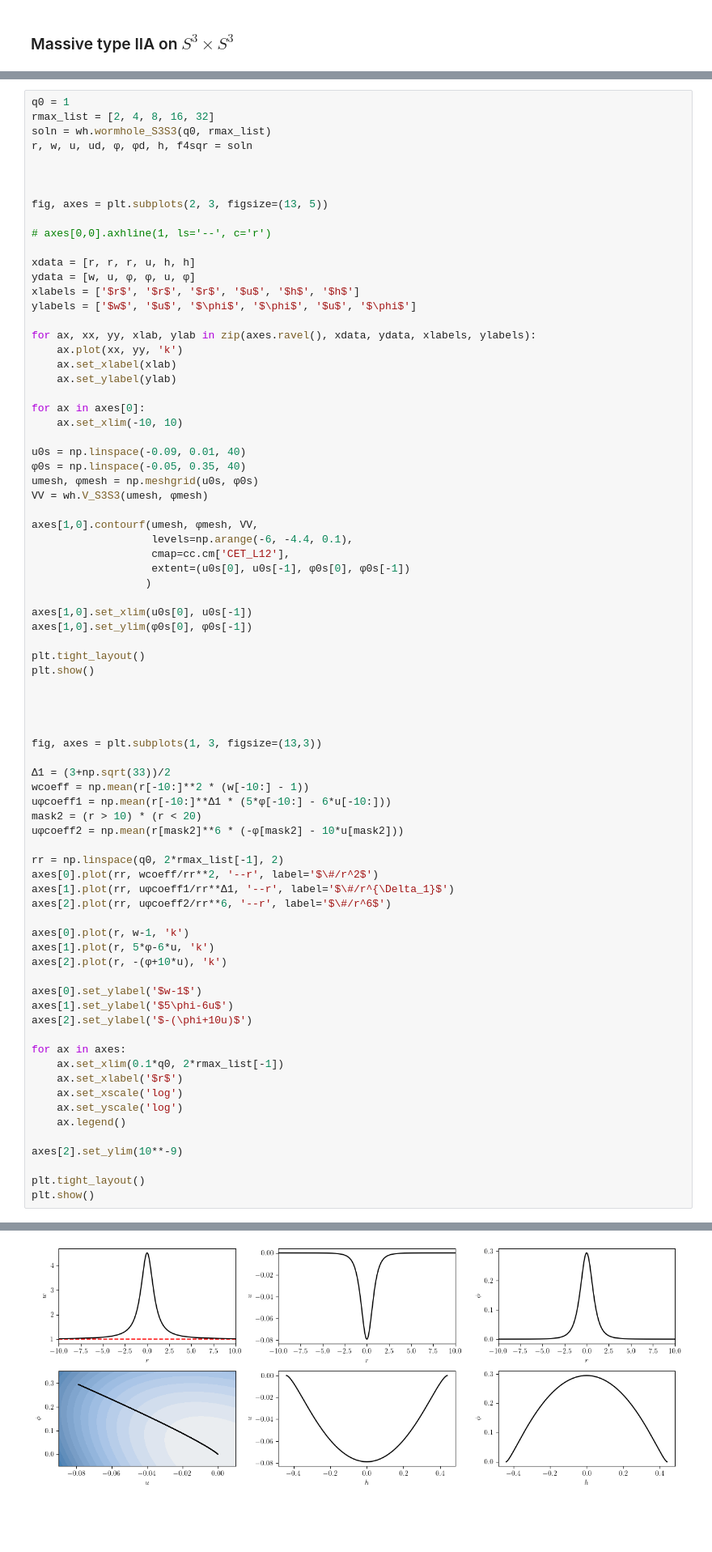
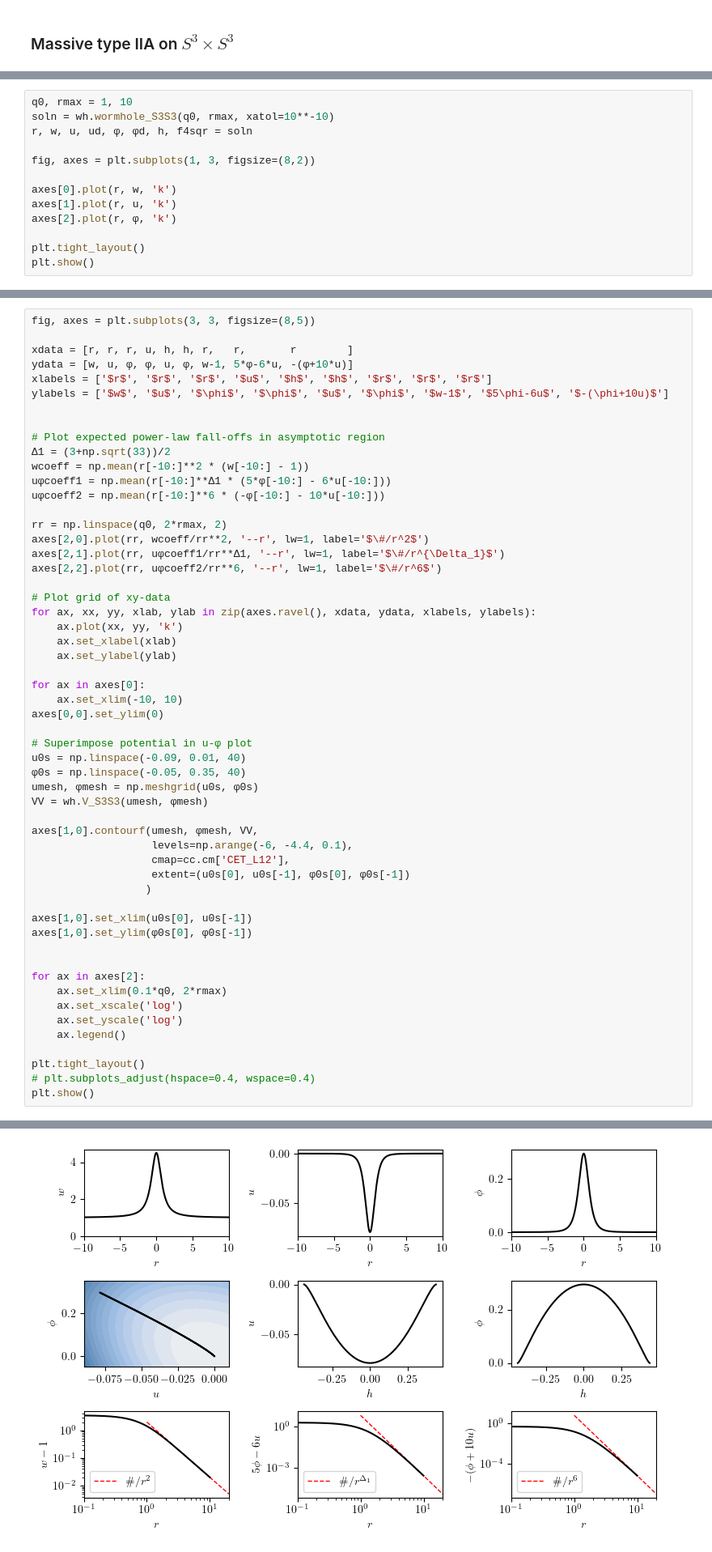
Before and after one commit to gloges/typeII-wormholes, a Jupyter notebook: wormholes.ipynb, the cells around one changed output, grey strips where cells are left out. Shown at 81% size. Cells and saved outputs as stored; diff of their text form; blank space fills up the shorter version.

Commit message:
Automatic increase of rmax and cleaned .ipynb

```diff
--- a/wormholes.ipynb
+++ b/wormholes.ipynb
@@ -54,0 +51,13 @@ Optimal solution matching AdS boundary conditions is found using shooting method
+# %%
+q0, rmax = 1, 10
+soln = wh.wormhole_S3S3(q0, rmax, xatol=10**-10)
+r, w, u, ud, φ, φd, h, f4sqr = soln
+
+fig, axes = plt.subplots(1, 3, figsize=(8,2))
+
+axes[0].plot(r, w, 'k')
+axes[1].plot(r, u, 'k')
+axes[2].plot(r, φ, 'k')
+
+plt.tight_layout()
+plt.show()
@@ -55,20 +84,24 @@ Optimal solution matching AdS boundary conditions is found using shooting method
 # %%
-q0 = 1
-rmax_list = [2, 4, 8, 16, 32]
-soln = wh.wormhole_S3S3(q0, rmax_list)
-r, w, u, ud, φ, φd, h, f4sqr = soln
+fig, axes = plt.subplots(3, 3, figsize=(8,5))
+
+xdata = [r, r, r, u, h, h, r,   r,       r        ]
+ydata = [w, u, φ, φ, u, φ, w-1, 5*φ-6*u, -(φ+10*u)]
+xlabels = ['$r$', '$r$', '$r$', '$u$', '$h$', '$h$', '$r$', '$r$', '$r$']
+ylabels = ['$w$', '$u$', '$\phi$', '$\phi$', '$u$', '$\phi$', '$w-1$', '$5\phi-6u$', '$-(\phi+10u)$']
 
 
+# Plot expected power-law fall-offs in asymptotic region
+Δ1 = (3+np.sqrt(33))/2
+wcoeff = np.mean(r[-10:]**2 * (w[-10:] - 1))
+uφcoeff1 = np.mean(r[-10:]**Δ1 * (5*φ[-10:] - 6*u[-10:]))
+uφcoeff2 = np.mean(r[-10:]**6 * (-φ[-10:] - 10*u[-10:]))
 
-fig, axes = plt.subplots(2, 3, figsize=(13, 5))
+rr = np.linspace(q0, 2*rmax, 2)
+axes[2,0].plot(rr, wcoeff/rr**2, '--r', lw=1, label='$\#/r^2$')
+axes[2,1].plot(rr, uφcoeff1/rr**Δ1, '--r', lw=1, label='$\#/r^{\Delta_1}$')
+axes[2,2].plot(rr, uφcoeff2/rr**6, '--r', lw=1, label='$\#/r^6$')
 
-# axes[0,0].axhline(1, ls='--', c='r')
-
-xdata = [r, r, r, u, h, h]
-ydata = [w, u, φ, φ, u, φ]
-xlabels = ['$r$', '$r$', '$r$', '$u$', '$h$', '$h$']
-ylabels = ['$w$', '$u$', '$\phi$', '$\phi$', '$u$', '$\phi$']
-
+# Plot grid of xy-data
 for ax, xx, yy, xlab, ylab in zip(axes.ravel(), xdata, ydata, xlabels, ylabels):
     ax.plot(xx, yy, 'k')
     ax.set_xlabel(xlab)
@@ -76,7 +109,9 @@ for ax, xx, yy, xlab, ylab in zip(axes.ravel(), xdata, ydata, xlabels, ylabels):
 
 for ax in axes[0]:
     ax.set_xlim(-10, 10)
+axes[0,0].set_ylim(0)
 
+# Superimpose potential in u-φ plot
 u0s = np.linspace(-0.09, 0.01, 40)
 φ0s = np.linspace(-0.05, 0.35, 40)
 umesh, φmesh = np.meshgrid(u0s, φ0s)
@@ -91,42 +126,14 @@ axes[1,0].contourf(umesh, φmesh, VV,
 axes[1,0].set_xlim(u0s[0], u0s[-1])
 axes[1,0].set_ylim(φ0s[0], φ0s[-1])
 
-plt.tight_layout()
-plt.show()
 
-
-
-
-fig, axes = plt.subplots(1, 3, figsize=(13,3))
-
-Δ1 = (3+np.sqrt(33))/2
-wcoeff = np.mean(r[-10:]**2 * (w[-10:] - 1))
-uφcoeff1 = np.mean(r[-10:]**Δ1 * (5*φ[-10:] - 6*u[-10:]))
-mask2 = (r > 10) * (r < 20)
-uφcoeff2 = np.mean(r[mask2]**6 * (-φ[mask2] - 10*u[mask2]))
-
-rr = np.linspace(q0, 2*rmax_list[-1], 2)
-axes[0].plot(rr, wcoeff/rr**2, '--r', label='$\#/r^2$')
-axes[1].plot(rr, uφcoeff1/rr**Δ1, '--r', label='$\#/r^{\Delta_1}$')
-axes[2].plot(rr, uφcoeff2/rr**6, '--r', label='$\#/r^6$')
-
-axes[0].plot(r, w-1, 'k')
-axes[1].plot(r, 5*φ-6*u, 'k')
-axes[2].plot(r, -(φ+10*u), 'k')
-
-axes[0].set_ylabel('$w-1$')
-axes[1].set_ylabel('$5\phi-6u$')
-axes[2].set_ylabel('$-(\phi+10u)$')
-
-for ax in axes:
-    ax.set_xlim(0.1*q0, 2*rmax_list[-1])
-    ax.set_xlabel('$r$')
+for ax in axes[2]:
+    ax.set_xlim(0.1*q0, 2*rmax)
     ax.set_xscale('log')
     ax.set_yscale('log')
     ax.legend()
 
-axes[2].set_ylim(10**-9)
-
 plt.tight_layout()
+# plt.subplots_adjust(hspace=0.4, wspace=0.4)
 plt.show()
 # %% [output]
@@ -139 +140 @@ plt.show()
-[figure, old version]
+[figure, new version]
```
Also changed, not shown: parts of 35 cells of this notebook, 1 other file.
